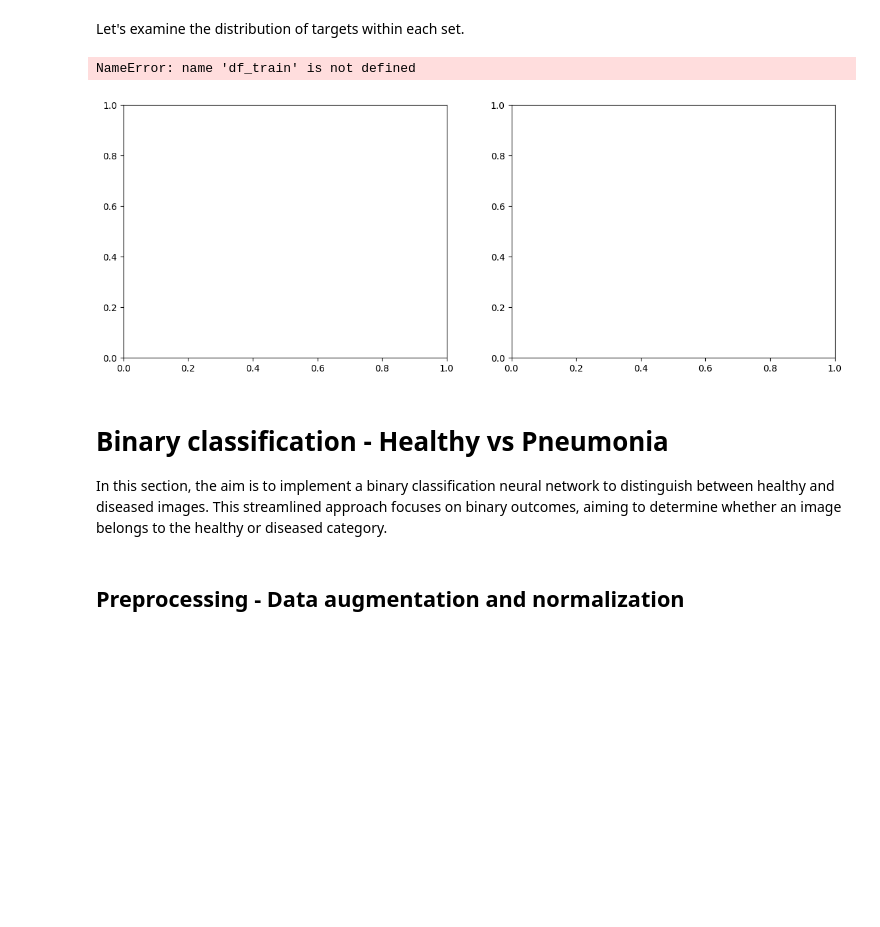
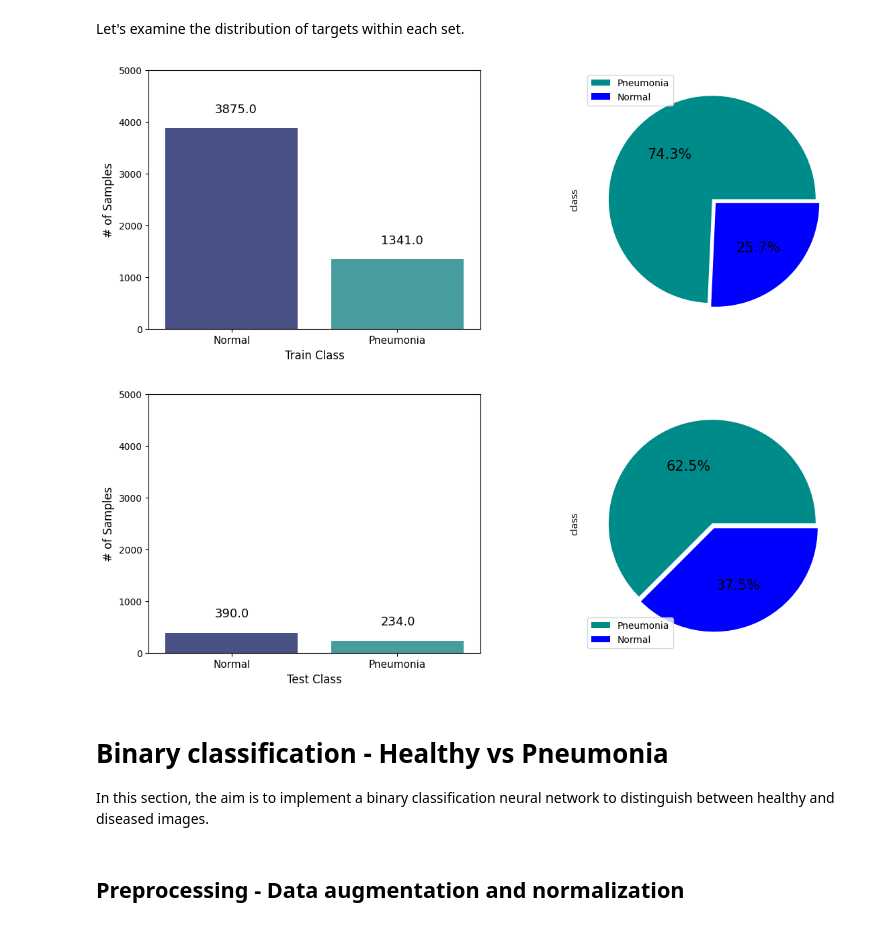
Before and after one commit to matand380/DNN_final_project_2024, a Jupyter notebook: DNN_final_project_2024_custom_binary.ipynb, the cells around one changed output. Drawn from its saved outputs; the diff is of its cells as text; code cells hidden in the pictures; blank space fills up the shorter version.

Commit message:
best binary model

```diff
--- a/DNN_final_project_2024_custom_binary.ipynb
+++ b/DNN_final_project_2024_custom_binary.ipynb
@@ -124,40 +165,50 @@ Let's examine the distribution of targets within each set.
 # %%
-#insert charts of the dataset
-#train
-import matplotlib.pyplot as plt
-import seaborn as sns
-
-# Set up subplots
+#Graphs for the train set
 fig, axes = plt.subplots(1, 2, figsize=(14, 5))
 
-# Plot the count distribution
-ax1 = sns.countplot(x='class', data=df_train, palette="mako", ax=axes[0])
-ax1.set_xlabel("Class", fontsize=12)
+ax1 = sns.countplot(x='class', hue='class', data=train_df, palette="mako", ax=axes[0], legend=False)
+ax1.set_xlabel("Train Class", fontsize=12)
 ax1.set_ylabel("# of Samples", fontsize=12)
 ax1.set_ylim(0, 5000)
 ax1.set_xticks([0, 1])
 ax1.set_xticklabels(['Normal', 'Pneumonia'], fontsize=11)
 
 for p in ax1.patches:
     ax1.annotate((p.get_height()), (p.get_x() + 0.30, p.get_height() + 300), fontsize=13)
 
-# Plot the pie chart
-ax2 = plt.subplot(1, 2, 2)
-df_train['class'].value_counts().plot(kind='pie', labels=['', ''], autopct='%1.1f%%', colors=['darkcyan', 'blue'],
+ax2 = axes[1]
+train_df['class'].value_counts().plot(kind='pie', labels=['', ''], autopct='%1.1f%%', colors=['darkcyan', 'blue'],
                                       explode=[0, 0.05], textprops={"fontsize": 15})
-ax2.set_legend(labels=['Pneumonia', 'Normal'])
+ax2.legend(labels=['Pneumonia', 'Normal'])
 
 plt.show()
 
+#Graphs for the test set
+fig, axes = plt.subplots(1, 2, figsize=(14, 5))
 
-#test
-# same as train - need to change the dataframe in data
+ax1 = sns.countplot(x='class', hue='class', data=test_df, palette="mako", ax=axes[0], legend=False)
+ax1.set_xlabel("Test Class", fontsize=12)
+ax1.set_ylabel("# of Samples", fontsize=12)
+ax1.set_ylim(0, 5000)
+ax1.set_xticks([0, 1])
+ax1.set_xticklabels(['Normal', 'Pneumonia'], fontsize=11)
+
+for p in ax1.patches:
+    ax1.annotate((p.get_height()), (p.get_x() + 0.30, p.get_height() + 300), fontsize=13)
+
+
+ax2 = axes[1]
+test_df['class'].value_counts().plot(kind='pie', labels=['', ''], autopct='%1.1f%%', colors=['darkcyan', 'blue'],
+                                      explode=[0, 0.05], textprops={"fontsize": 15})
+ax2.legend(labels=['Pneumonia', 'Normal'])
+
+plt.show()
 # %% [output]
-NameError: name 'df_train' is not defined
-[figure, old version]
+[figure, new version]
+[figure, added]
 # %% [markdown]
 # Binary classification - Healthy vs Pneumonia
-In this section, the aim is to implement a binary classification neural network to distinguish between healthy and diseased images. This streamlined approach focuses on binary outcomes, aiming to determine whether an image belongs to the healthy or diseased category.
+In this section, the aim is to implement a binary classification neural network to distinguish between healthy and diseased images.
 # %% [markdown]
 ## Preprocessing - Data augmentation and normalization
 # %%
```
Also changed, not shown: parts of 10 cells of this notebook.
